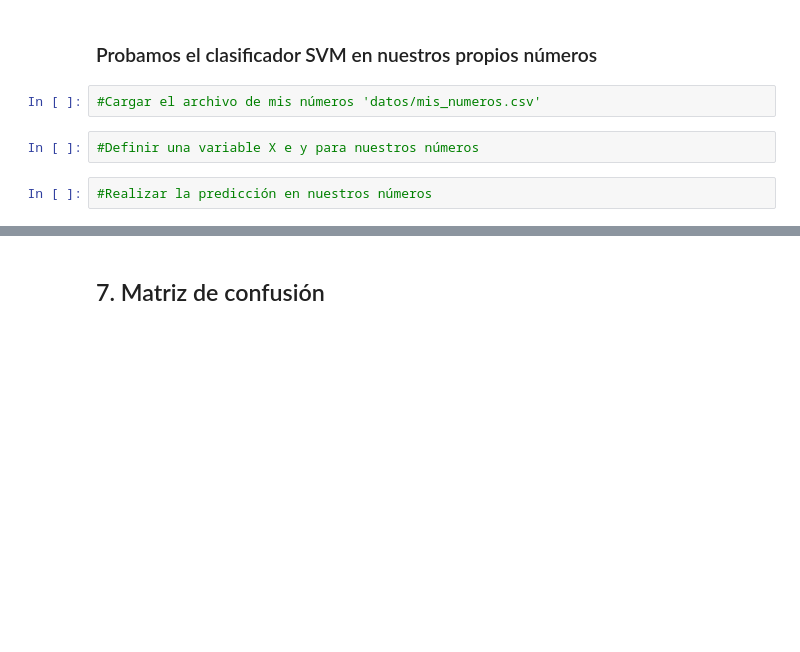
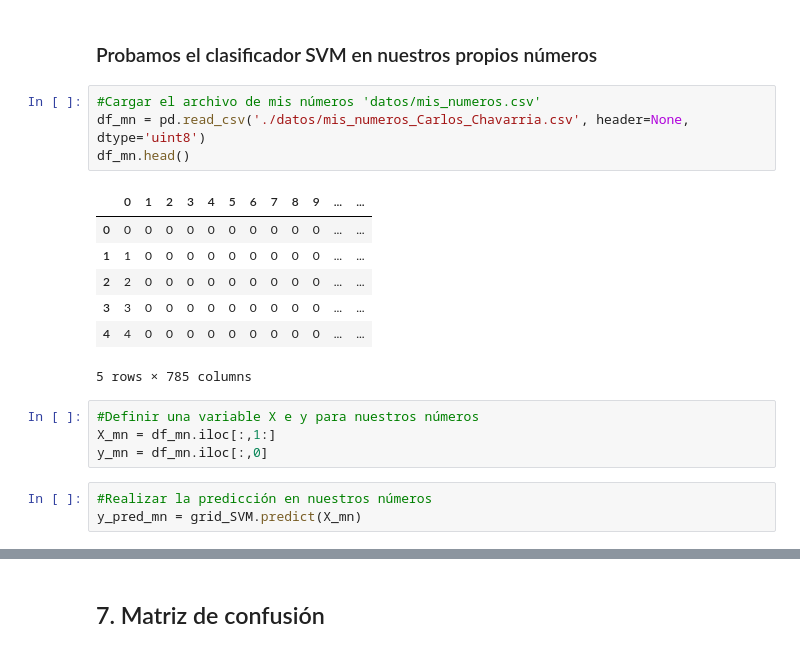
Before and after one commit to cj-chavarria/Deep-Learning-Coursework, a Jupyter notebook: DLCV_09_ReconocimientoNumeros_ML/DLCV_09_ReconocimientoNumerosClase.ipynb, the cells around one changed output, grey strips where cells are left out. Cells and saved outputs as stored; diff of their text form; blank space fills up the shorter version.

```diff
--- a/DLCV_09_ReconocimientoNumeros_ML/DLCV_09_ReconocimientoNumerosClase.ipynb
+++ b/DLCV_09_ReconocimientoNumeros_ML/DLCV_09_ReconocimientoNumerosClase.ipynb
@@ -246,10 +278,23 @@ for i in range(10):
 ### Probamos el clasificador SVM en nuestros propios números
 # %%
 #Cargar el archivo de mis números 'datos/mis_numeros.csv'
+df_mn = pd.read_csv('./datos/mis_numeros_Carlos_Chavarria.csv', header=None, dtype='uint8')
+df_mn.head()
+# %% [output]
+|  | 0 | 1 | 2 | 3 | 4 | 5 | 6 | 7 | 8 | 9 | ... | ... |
+| 0 | 0 | 0 | 0 | 0 | 0 | 0 | 0 | 0 | 0 | 0 | ... | ... |
+| 1 | 1 | 0 | 0 | 0 | 0 | 0 | 0 | 0 | 0 | 0 | ... | ... |
+| 2 | 2 | 0 | 0 | 0 | 0 | 0 | 0 | 0 | 0 | 0 | ... | ... |
+| 3 | 3 | 0 | 0 | 0 | 0 | 0 | 0 | 0 | 0 | 0 | ... | ... |
+| 4 | 4 | 0 | 0 | 0 | 0 | 0 | 0 | 0 | 0 | 0 | ... | ... |
+5 rows × 785 columns
 # %%
 #Definir una variable X e y para nuestros números
+X_mn = df_mn.iloc[:,1:]
+y_mn = df_mn.iloc[:,0]
 # %%
 #Realizar la predicción en nuestros números
+y_pred_mn = grid_SVM.predict(X_mn)
 # %%
 # Comparar la predicción con los valores reales
 for i in range(10):
```
Also changed, not shown: parts of 11 cells of this notebook, 2 other files.
